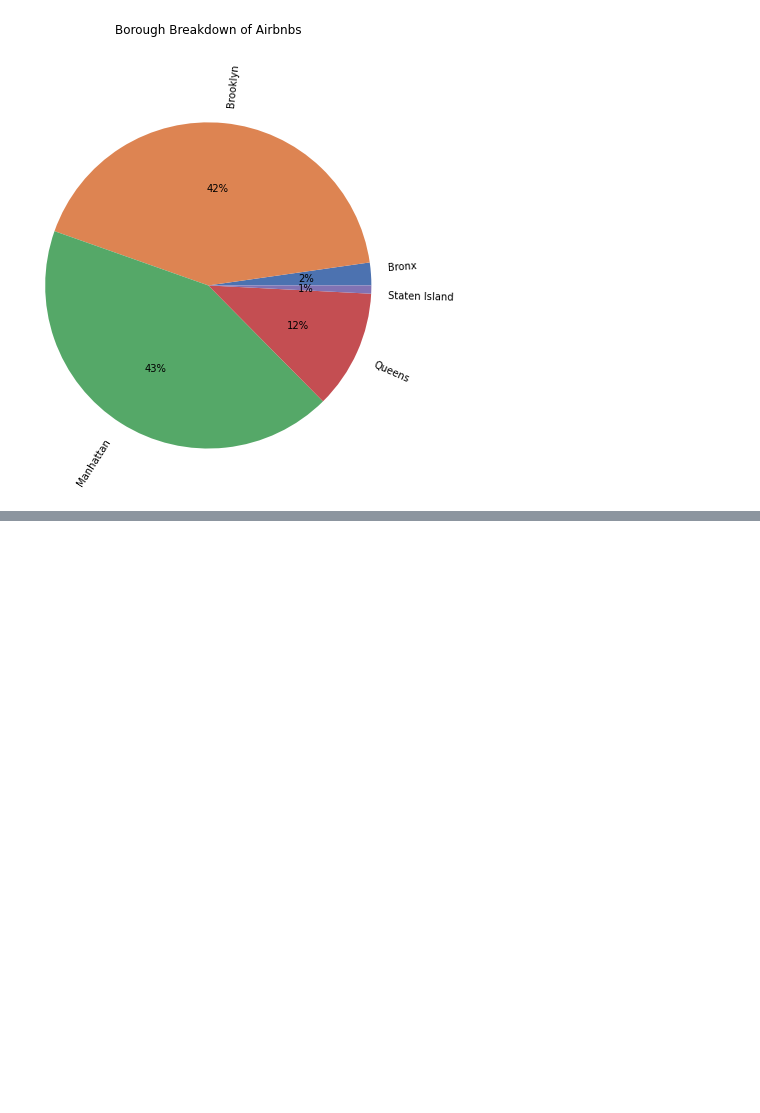
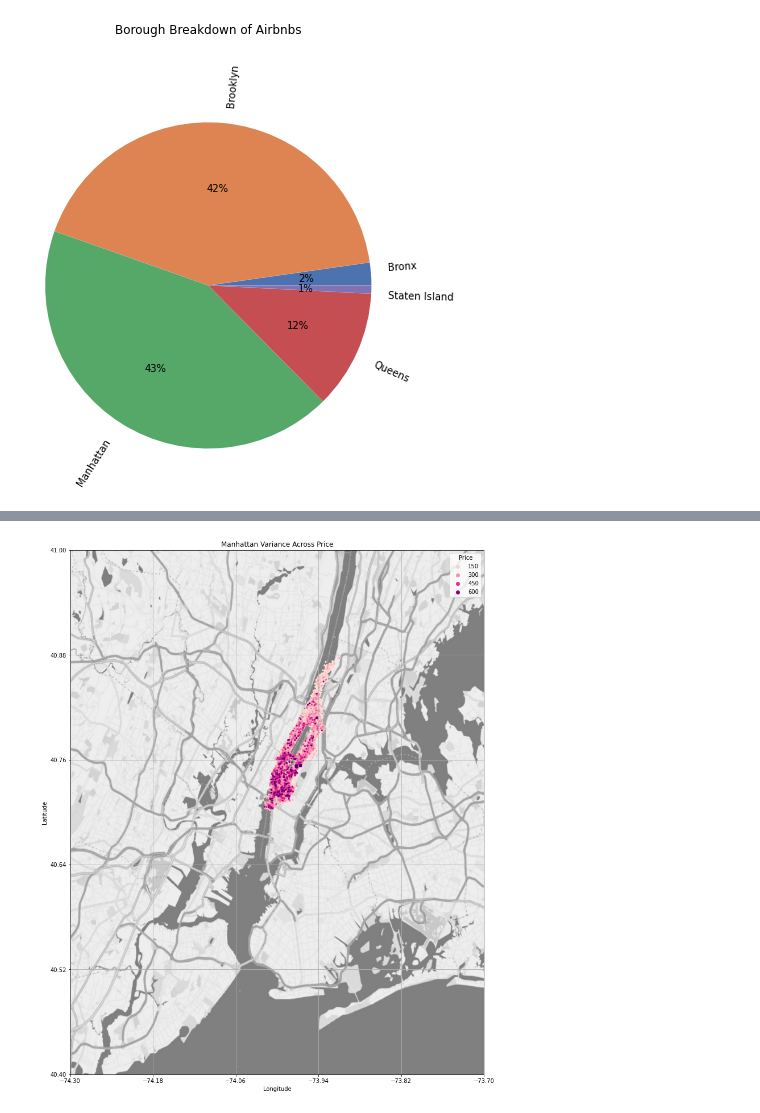
Before and after one commit to amitsarvate/csci_2000_final_project_take_2, a Jupyter notebook: tech-report-final.ipynb, the cells around one changed output, grey strips where cells are left out. Saved outputs shown, nothing was run; the diff lists cells and outputs as text; code cells hidden in the pictures; blank space fills up the shorter version.

```diff
--- a/tech-report-final.ipynb
+++ b/tech-report-final.ipynb
@@ -420,0 +655,4 @@ During analysis, we found problems with having the data points on the map overla
+# %%
+lexaMap.Draw(title="Manhattan Variance Across Price", data=df_stripped[df_stripped.neighbourhood_group == "Manhattan"].sort_values("price"), sort="price", forcePalette="RdPu")
+# %% [output]
+[figure, added]
```
Also changed, not shown: parts of 62 cells of this notebook.
